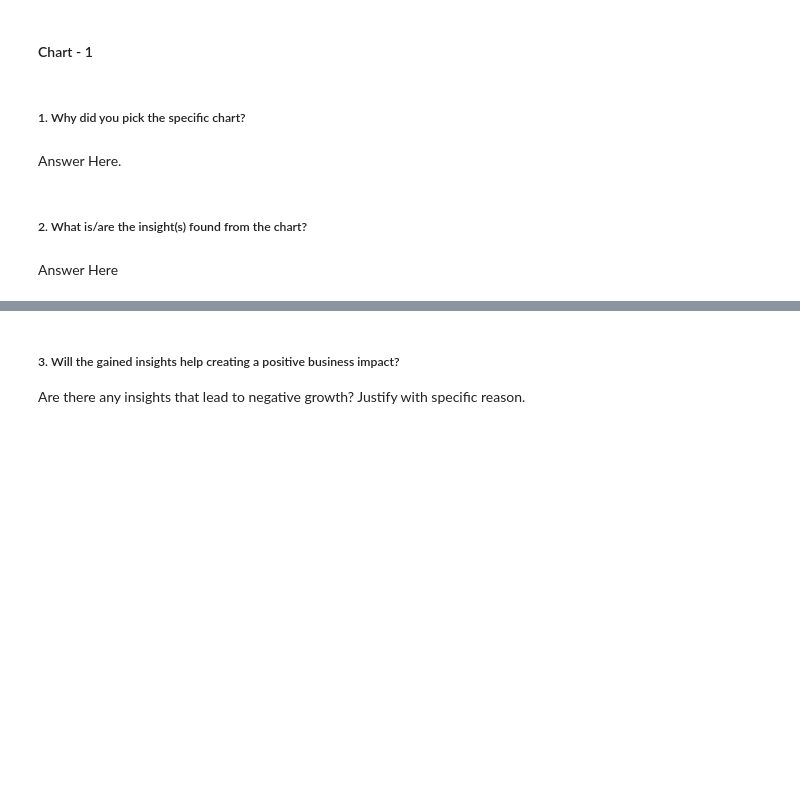
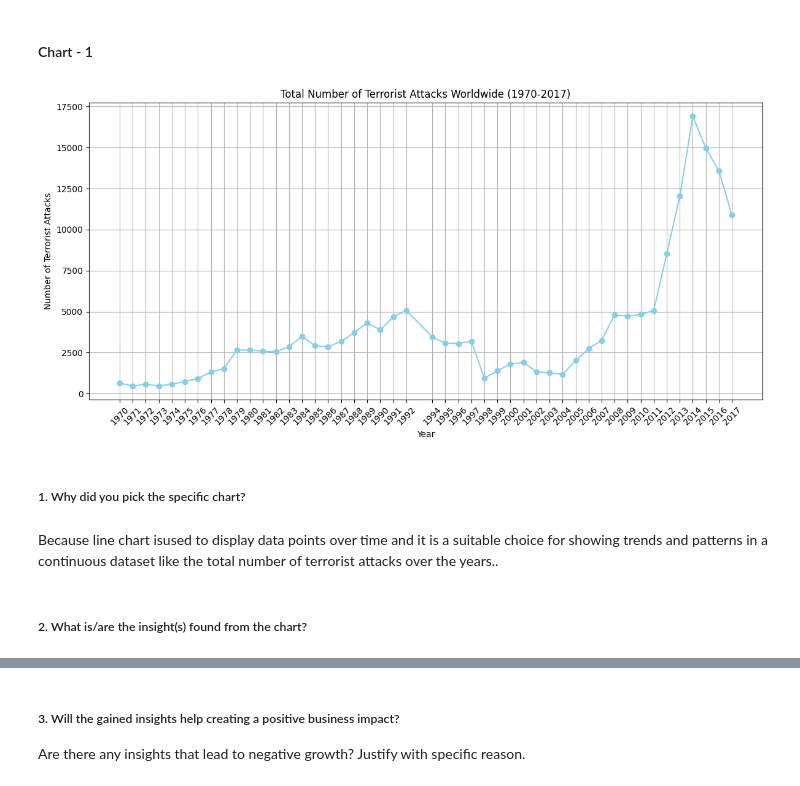
Before and after one commit to pk06969/CAPSTONE-EDA---Global---Terrorism---Dataset, a Jupyter notebook: Copy_of_Sample_EDA_Submission_Template.ipynb, the cells around one changed output, grey strips where cells are left out. Drawn from its saved outputs; the diff is of its cells as text; code cells hidden in the pictures; blank space fills up the shorter version.

```diff
--- a/Copy_of_Sample_EDA_Submission_Template.ipynb
+++ b/Copy_of_Sample_EDA_Submission_Template.ipynb
@@ -112,8 +112,9 @@ import seaborn as sns
 ### Dataset Loading
 # %%
 # Load Dataset
-file_path = "/content/Global Terrorism Data.csv"
-df = pd.read_csv(file_path, encoding='ISO-8859-1')
+file_path = "/content/Global_Terrorism-Dataset.csv"
+encoding = "latin-1"
+df = pd.read_csv(file_path, encoding=encoding)
 # %% [markdown]
 ### Dataset First View
 # %%
@@ -333,8 +330,23 @@ Answer Here.
+# %%
+# Chart - 1 visualization code
+attacks_by_year = df['iyear'].value_counts().sort_index()
+
+# Create the line chart
+plt.figure(figsize=(12, 6))
+plt.plot(attacks_by_year.index, attacks_by_year.values, marker='o', linestyle='-', color='skyblue')
+plt.xlabel('Year')
+plt.ylabel('Number of Terrorist Attacks')
+plt.title('Total Number of Terrorist Attacks Worldwide (1970-2017)')
+plt.grid(True)
+plt.xticks(attacks_by_year.index, rotation=45)
+plt.tight_layout()
+plt.show()
+# %% [output]
+[figure, added]
 # %% [markdown]
 ##### 1. Why did you pick the specific chart?
-# %% [markdown]
-Answer Here.
+# %% [markdown]
+
+Because line chart isused to display data points over time and it is a suitable choice for showing trends and patterns in a continuous dataset like the total number of terrorist attacks over the years..
 # %% [markdown]
 ##### 2. What is/are the insight(s) found from the chart?
-# %% [markdown]
-Answer Here
```
Also changed, not shown: parts of 18 cells of this notebook.
